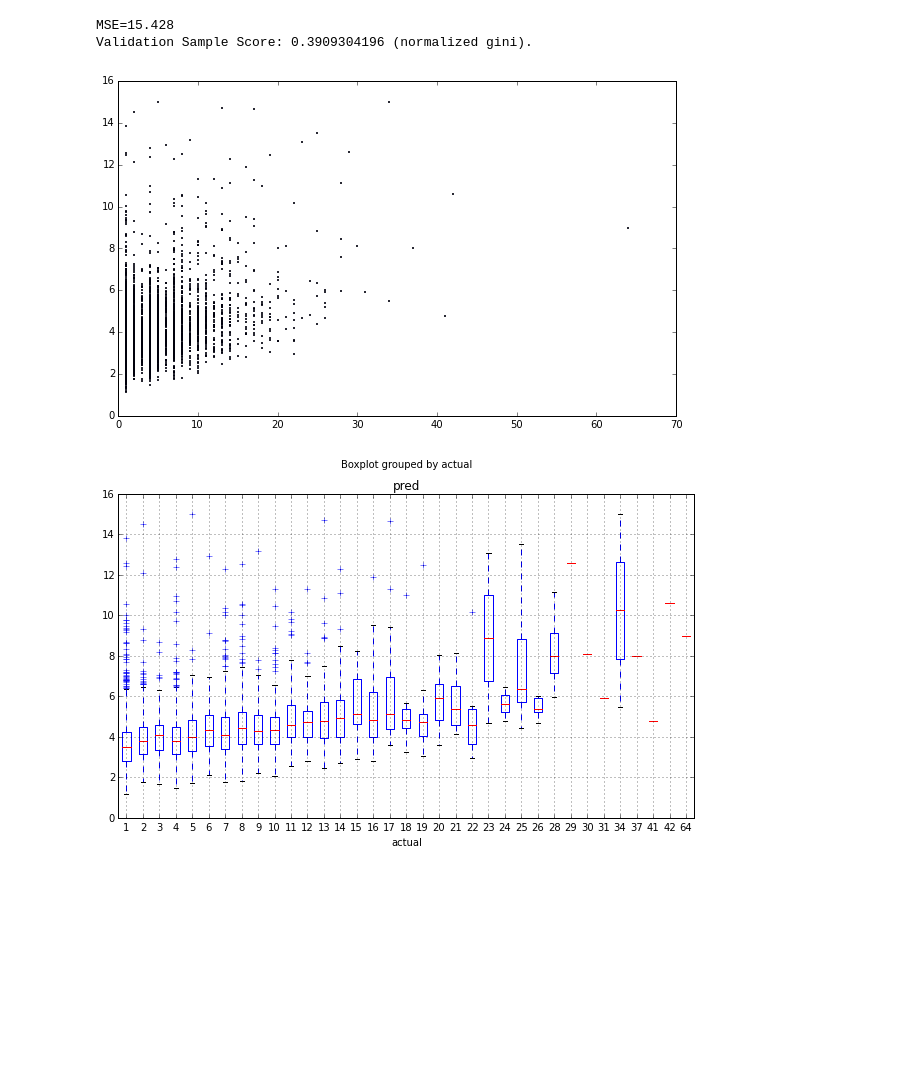
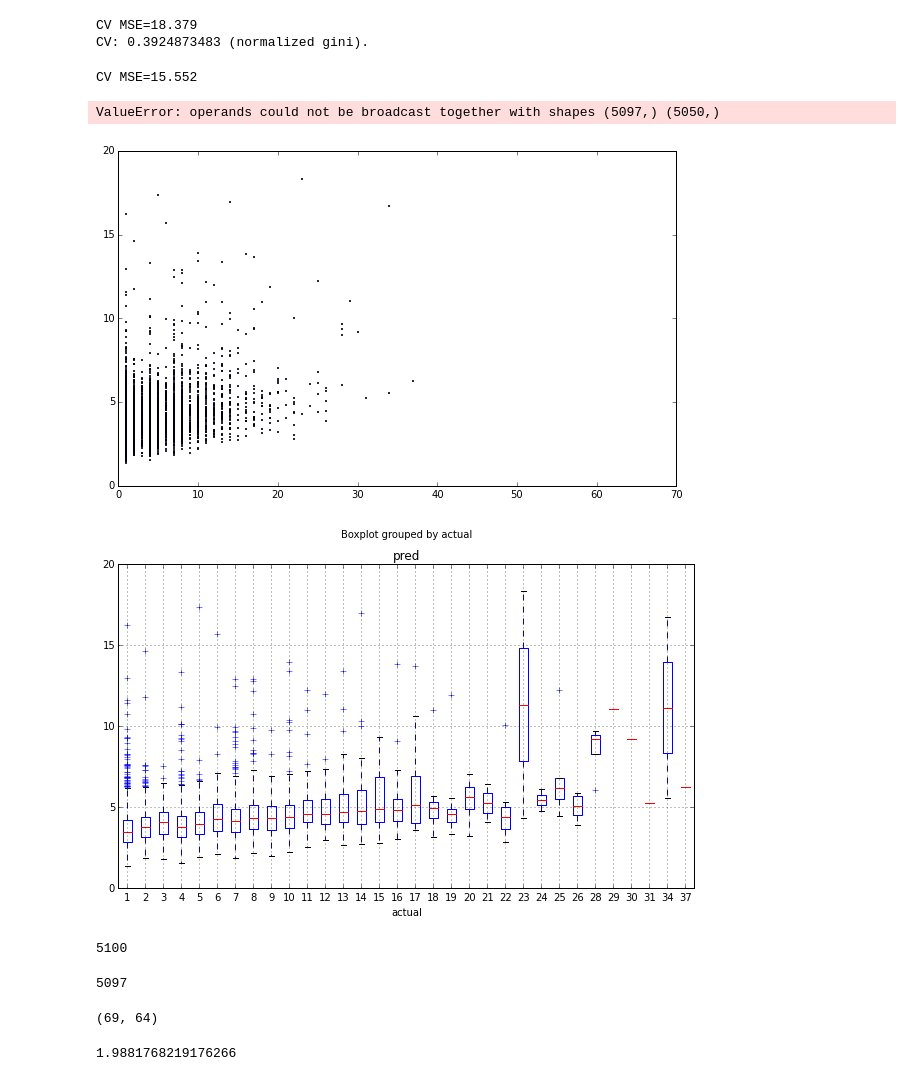
Before and after one commit to Bekbolatov/kaggle, a Jupyter notebook: events/theano/xgboost_liberty.ipynb, the cells around one changed output. Saved outputs shown, nothing was run; the diff lists cells and outputs as text; code cells hidden in the pictures; blank space fills up the shorter version.

Commit message:
some progress - it is okay to use power 0.75

```diff
--- a/events/theano/xgboost_liberty.ipynb
+++ b/events/theano/xgboost_liberty.ipynb
@@ -37,6 +37,7 @@ params = pd.DataFrame({
 
 dat_x, dat_y, lb_x, lb_ind = get_data()
 
+dat_y = dat_y ** 0.75
 dat_x['label'] = dat_y
 #dat_x = dat_x[dat_x['label'] < 6]
 dat_y = np.asarray(dat_x['label'])
@@ -48,17 +49,22 @@ train_index, test_index = train_test_split(range(dat_x.shape[0]), test_size=0.1,
 train_x = dat_x.iloc[train_index, :]
 train_y = dat_y[train_index]
 cv_x = dat_x.iloc[test_index, :]
-cv_y = dat_y[test_index]
+cv_y = dat_y[test_index] ** (4./3)
+
+cv_x_low = cv_x[cv_y < 40]
+cv_y_low = cv_y[cv_y < 40]
 
 # model 1
 xgb_train = xgb.DMatrix(train_x, label=train_y)
 xgb_cv = xgb.DMatrix(cv_x, label=cv_y)
-watchlist = [(xgb_cv, 'cv')]
+xgb_cv_low = xgb.DMatrix(cv_x_low, label=cv_y_low)
+watchlist = [(xgb_cv_low, 'cv_low'), (xgb_cv, 'cv')]
 model = xgb.train(params.iloc[0,:].to_dict(), xgb_train, num_boost_round = 3000,
                   evals = watchlist,
                   feval = gini_eval,
                   verbose_eval = True,
                   early_stopping_rounds=50)
 cv_y_preds = model.predict(xgb_cv, ntree_limit=model.best_iteration)
+cv_y_low_preds = model.predict(xgb_cv_low, ntree_limit=model.best_iteration)
 # %% [output]
 Will train until cv error hasn't decreased in 50 rounds.
@@ -81,21 +87,63 @@ Stopping. Best iteration:
 # %%
-print("MSE=%0.3f"%(sum(np.power( cv_y_preds - cv_y, 2 ))/cv_y.shape[0]))
+cv_y_FF = cv_y ** 0.75
+cv_y_corr = cv_y_FF ** (4./3)
+print("CV MSE=%0.3f"%(sum(np.power( cv_y_preds - cv_y, 2 ))/cv_y.shape[0]))
+#print("CV LOW MSE=%0.3f"%(sum(np.power( cv_y_low_preds - cv_y_low, 2 ))/cv_y_low.shape[0]))
 cv_error = normalized_gini(cv_y, cv_y_preds)
-print("Validation Sample Score: {:.10f} (normalized gini).".format(cv_error))
+cv_low_error = normalized_gini(cv_y_low, cv_y_low_preds)
+print("CV: {:.10f} (normalized gini).".format(cv_error))
+#print("CV LOW: {:.10f} (normalized gini).".format(cv_low_error))
 # %% [output]
-MSE=15.428
-Validation Sample Score: 0.3909304196 (normalized gini).
+CV MSE=18.379
+CV: 0.3924873483 (normalized gini).
+# %%
+print("CV MSE=%0.3f"%(sum(np.power( cv_y_preds - cv_y, 2 ))/cv_y.shape[0]))
+print("CV LOW MSE=%0.3f"%(sum(np.power( cv_y_low_preds - cv_y_low, 2 ))/cv_y_low.shape[0]))
+cv_error = normalized_gini(cv_y, cv_y_preds)
+cv_low_error = normalized_gini(cv_y_low, cv_y_low_preds)
+print("CV: {:.10f} (normalized gini).".format(cv_error))
+print("CV LOW: {:.10f} (normalized gini).".format(cv_low_error))
+
+max_cy = max(cv_y) * 1.1
+
+#plt.subplot(1, 2, 1)
+plt.scatter(cv_y, cv_y_preds, s=1)
+plt.xlim(0, 70)
+
+preds = pd.DataFrame({"actual": cv_y, "pred": cv_y_preds})
+preds.boxplot('pred', 'actual')
+
+plt.show()
+# %% [output]
+CV MSE=15.552
+ValueError: operands could not be broadcast together with shapes (5097,) (5050,)
 # %%
-max_cy = max(cv_y) * 1.1
+max_cy = max(cv_y_low) * 1.1
 
 #plt.subplot(1, 2, 1)
-plt.scatter(cv_y, cv_y_preds, s=1)
+plt.scatter(cv_y_low, cv_y_low_preds, s=1)
 plt.xlim(0, 70)
 
-preds = pd.DataFrame({"actual": cv_y, "pred": cv_y_preds})
+preds = pd.DataFrame({"actual": cv_y_low, "pred": cv_y_low_preds})
 preds.boxplot('pred', 'actual')
 
 plt.show()
 # %% [output]
-[figure, old version]
+[figure, new version]
-[figure, old version]
+[figure, new version]
+# %%
+len(cv_y)
+# %% [output]
+5100
+# %%
+len(cv_y_low)
+# %% [output]
+5097
+# %%
+max(train_y), max(cv_y)
+# %% [output]
+(69, 64)
+# %%
+2.5 ** (3./4)
+# %% [output]
+1.9881768219176266
```
Also changed, not shown: parts of 2 cells of this notebook, 6 other files.
